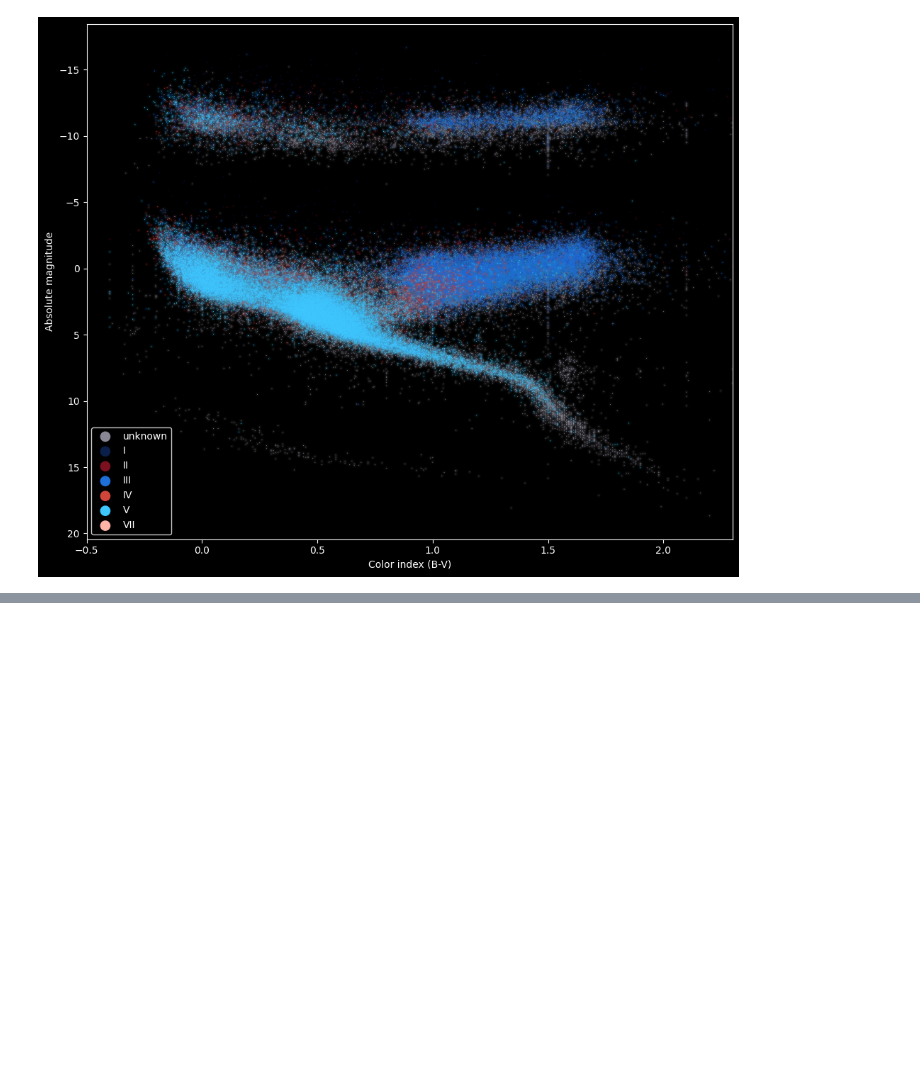
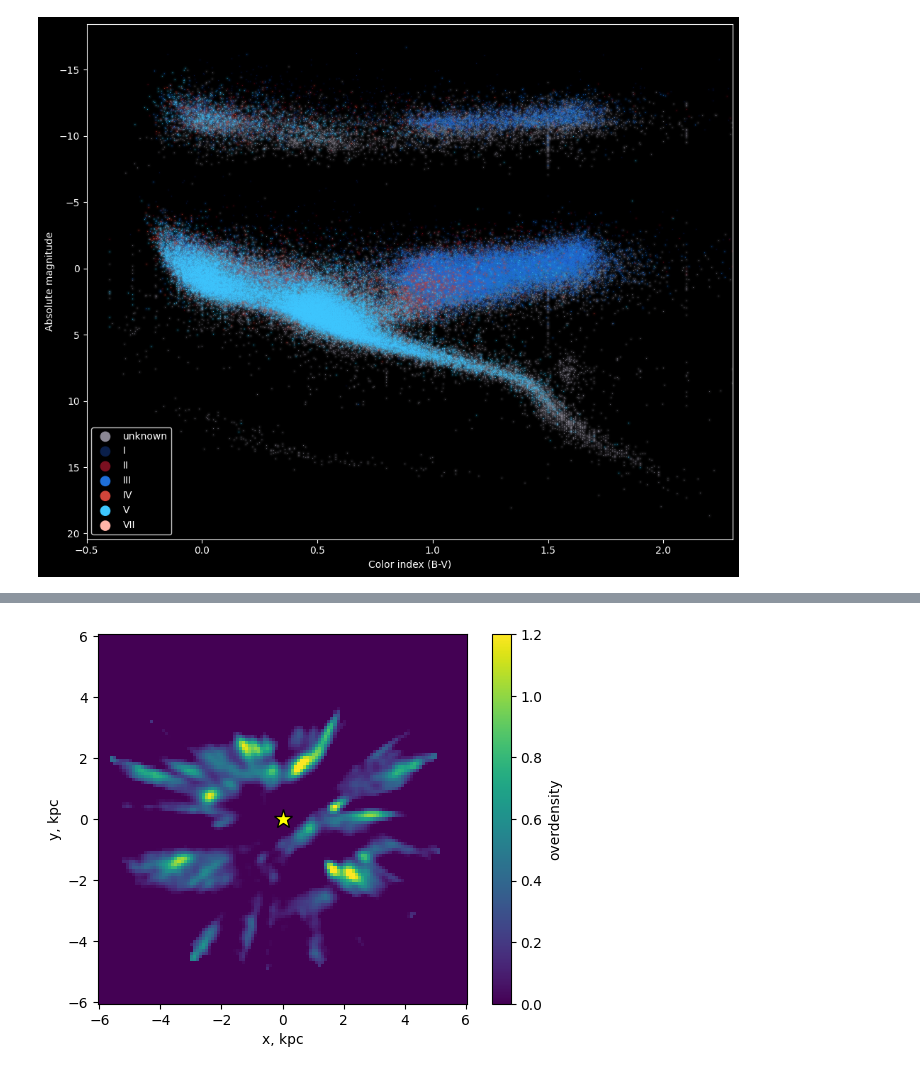
Before and after one commit to Kraysent/apsh-3, a Jupyter notebook: school/02/02_matplotlib/02_matplotlib.ipynb, the cells around one changed output, grey strips where cells are left out. Cells and saved outputs as stored; diff of their text form; code cells hidden in the pictures; blank space fills up the shorter version.

```diff
--- a/school/02/02_matplotlib/02_matplotlib.ipynb
+++ b/school/02/02_matplotlib/02_matplotlib.ipynb
@@ -270,0 +345,28 @@ plt.tight_layout()
+# %%
+import numpy as np
+import matplotlib.pyplot as plt
+
+d = np.genfromtxt("data/gaia.csv", delimiter=",", names=True)
+x_u, x_inv = np.unique(d["x_kpc"], return_inverse=True)
+y_u, y_inv = np.unique(d["y_kpc"], return_inverse=True)
+Z = np.zeros((len(y_u), len(x_u)))
+Z[y_inv, x_inv] = d["overdensity"]
+
+half = 0.5 * (x_u[1] - x_u[0])
+extent = (x_u[0] - half, x_u[-1] + half, y_u[0] - half, y_u[-1] + half)
+
+fig, ax = plt.subplots()
+im = ax.imshow(
+    Z,
+    extent=extent,
+    origin="lower",
+    aspect="equal",
+    cmap="viridis",
+)
+ax.plot(0, 0, marker="*", color="yellow", markersize=14, markeredgecolor="black")
+ax.set_xlabel("x, kpc")
+ax.set_ylabel("y, kpc")
+fig.colorbar(im, ax=ax, label="overdensity")
+plt.show()
+# %% [output]
+[figure, added]
```
Also changed, not shown: parts of 14 cells of this notebook, 3 other files.
